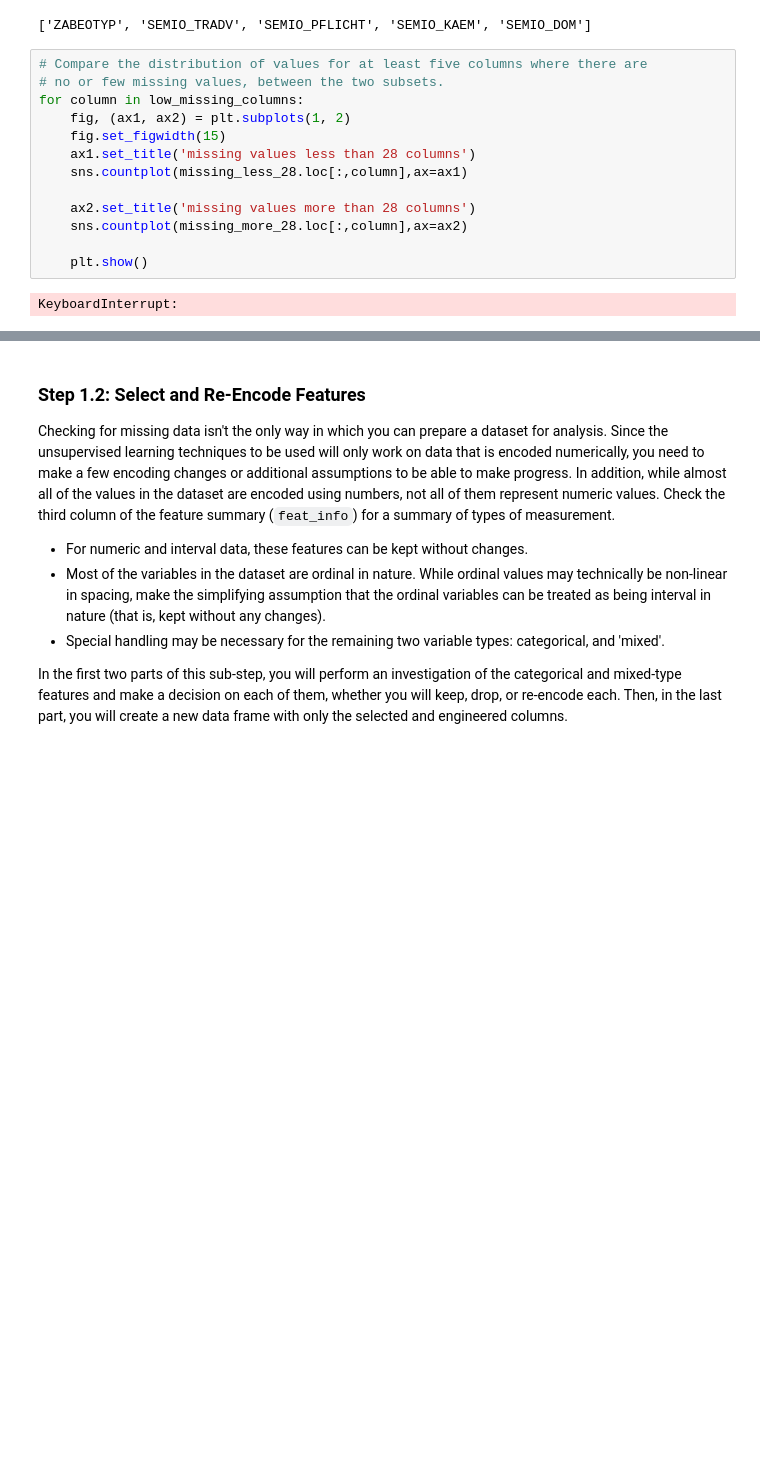
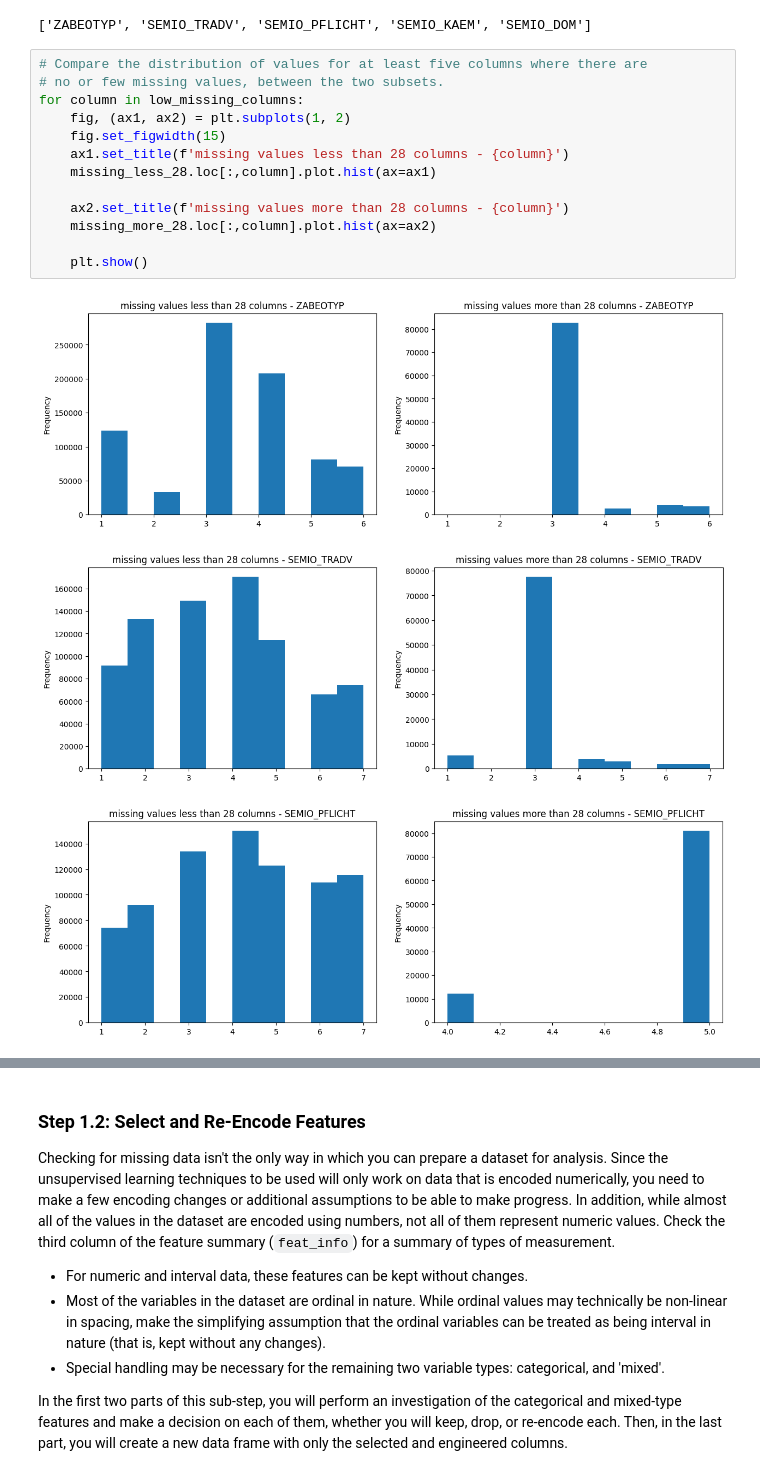
Before and after one commit to diggooddodg/Identify-customer-segments, a Jupyter notebook: Identify_Customer_Segments.ipynb, the cells around one changed output, grey strips where cells are left out. Cells and saved outputs as stored; diff of their text form; blank space fills up the shorter version.

```diff
--- a/Identify_Customer_Segments.ipynb
+++ b/Identify_Customer_Segments.ipynb
@@ -387,15 +387,17 @@ low_missing_columns
 # %%
 # Compare the distribution of values for at least five columns where there are
 # no or few missing values, between the two subsets.
 for column in low_missing_columns:
     fig, (ax1, ax2) = plt.subplots(1, 2)
     fig.set_figwidth(15)
-    ax1.set_title('missing values less than 28 columns')
-    sns.countplot(missing_less_28.loc[:,column],ax=ax1)
+    ax1.set_title(f'missing values less than 28 columns - {column}')
+    missing_less_28.loc[:,column].plot.hist(ax=ax1)
 
-    ax2.set_title('missing values more than 28 columns')
-    sns.countplot(missing_more_28.loc[:,column],ax=ax2)
+    ax2.set_title(f'missing values more than 28 columns - {column}')
+    missing_more_28.loc[:,column].plot.hist(ax=ax2)
 
     plt.show()
 # %% [output]
-KeyboardInterrupt:
+[figure, added]
+[figure, added]
+[figure, added]
```
Also changed, not shown: parts of 64 cells of this notebook.
